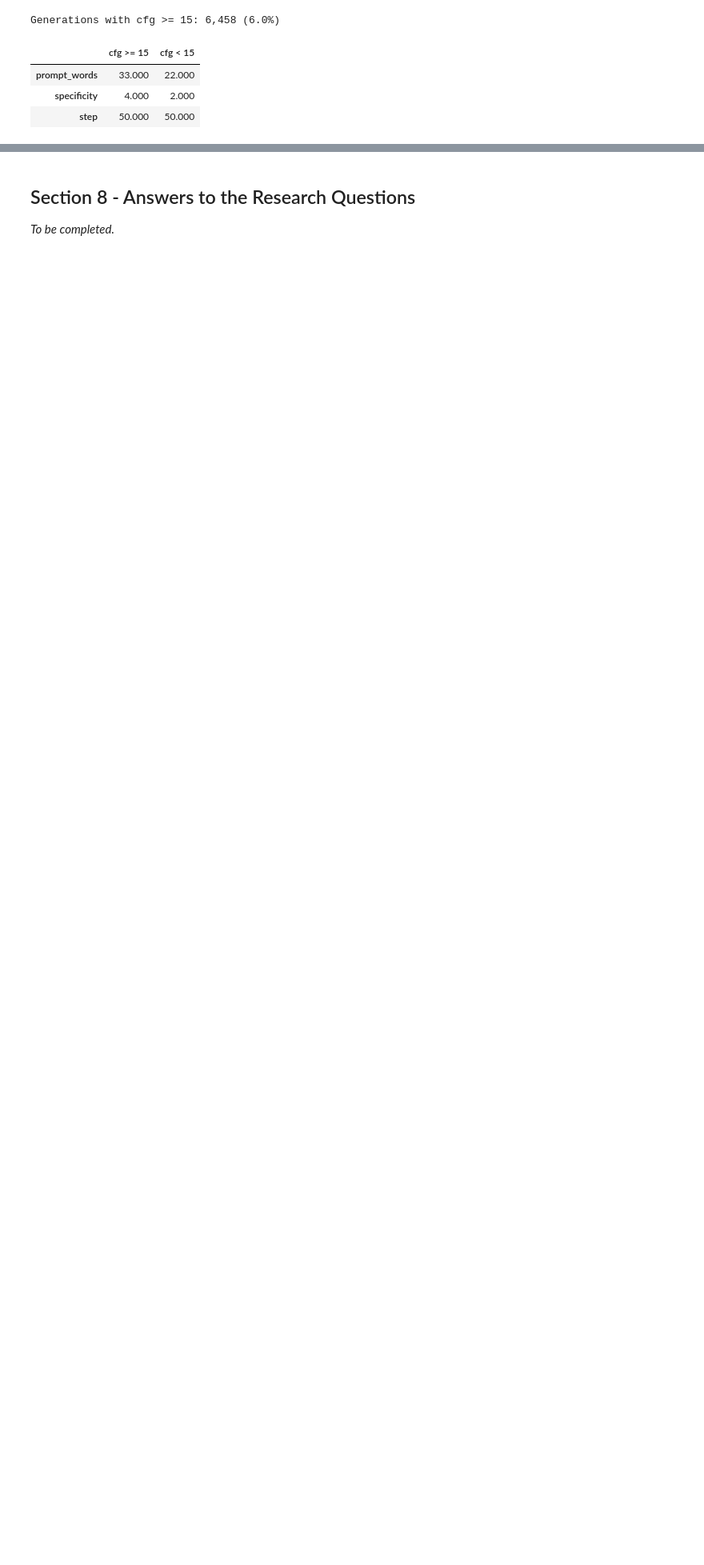
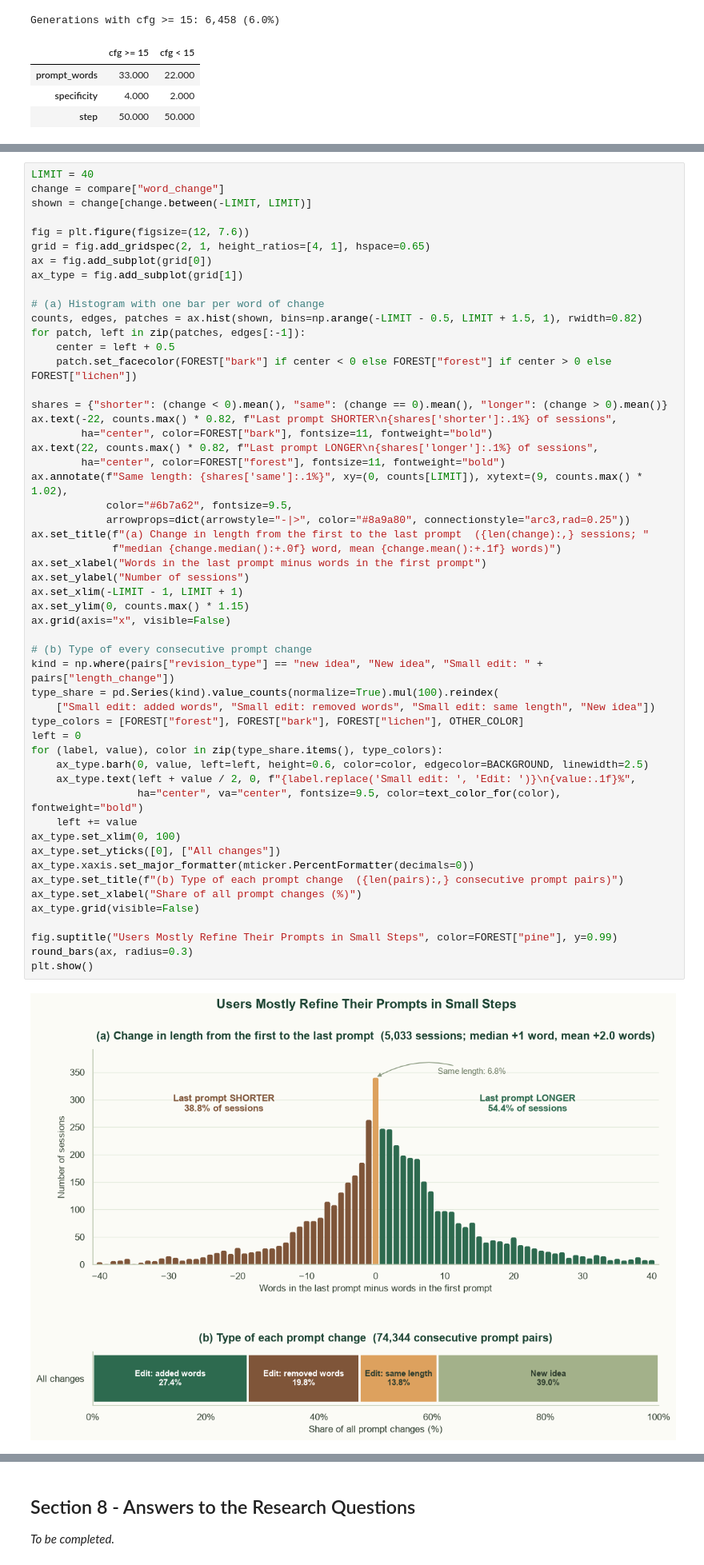
Before and after one commit to iremdmrc/DiffusionDB_Prompt_Analysis, a Jupyter notebook: DiffusionDB_Prompt_Analysis.ipynb, the cells around one changed output, grey strips where cells are left out. Shown at 80% size. Cells and saved outputs as stored; diff of their text form; blank space fills up the shorter version.

```diff
--- a/DiffusionDB_Prompt_Analysis.ipynb
+++ b/DiffusionDB_Prompt_Analysis.ipynb
@@ -1423,0 +1625,55 @@ _To be completed._
+# %%
+LIMIT = 40
+change = compare["word_change"]
+shown = change[change.between(-LIMIT, LIMIT)]
+
+fig = plt.figure(figsize=(12, 7.6))
+grid = fig.add_gridspec(2, 1, height_ratios=[4, 1], hspace=0.65)
+ax = fig.add_subplot(grid[0])
+ax_type = fig.add_subplot(grid[1])
+
+# (a) Histogram with one bar per word of change
+counts, edges, patches = ax.hist(shown, bins=np.arange(-LIMIT - 0.5, LIMIT + 1.5, 1), rwidth=0.82)
+for patch, left in zip(patches, edges[:-1]):
+    center = left + 0.5
+    patch.set_facecolor(FOREST["bark"] if center < 0 else FOREST["forest"] if center > 0 else FOREST["lichen"])
+
+shares = {"shorter": (change < 0).mean(), "same": (change == 0).mean(), "longer": (change > 0).mean()}
+ax.text(-22, counts.max() * 0.82, f"Last prompt SHORTER\n{shares['shorter']:.1%} of sessions",
+        ha="center", color=FOREST["bark"], fontsize=11, fontweight="bold")
+ax.text(22, counts.max() * 0.82, f"Last prompt LONGER\n{shares['longer']:.1%} of sessions",
+        ha="center", color=FOREST["forest"], fontsize=11, fontweight="bold")
+ax.annotate(f"Same length: {shares['same']:.1%}", xy=(0, counts[LIMIT]), xytext=(9, counts.max() * 1.02),
+            color="#6b7a62", fontsize=9.5,
+            arrowprops=dict(arrowstyle="-|>", color="#8a9a80", connectionstyle="arc3,rad=0.25"))
+ax.set_title(f"(a) Change in length from the first to the last prompt  ({len(change):,} sessions; "
+             f"median {change.median():+.0f} word, mean {change.mean():+.1f} words)")
+ax.set_xlabel("Words in the last prompt minus words in the first prompt")
+ax.set_ylabel("Number of sessions")
+ax.set_xlim(-LIMIT - 1, LIMIT + 1)
+ax.set_ylim(0, counts.max() * 1.15)
+ax.grid(axis="x", visible=False)
+
+# (b) Type of every consecutive prompt change
+kind = np.where(pairs["revision_type"] == "new idea", "New idea", "Small edit: " + pairs["length_change"])
+type_share = pd.Series(kind).value_counts(normalize=True).mul(100).reindex(
+    ["Small edit: added words", "Small edit: removed words", "Small edit: same length", "New idea"])
+type_colors = [FOREST["forest"], FOREST["bark"], FOREST["lichen"], OTHER_COLOR]
+left = 0
+for (label, value), color in zip(type_share.items(), type_colors):
+    ax_type.barh(0, value, left=left, height=0.6, color=color, edgecolor=BACKGROUND, linewidth=2.5)
+    ax_type.text(left + value / 2, 0, f"{label.replace('Small edit: ', 'Edit: ')}\n{value:.1f}%",
+                 ha="center", va="center", fontsize=9.5, color=text_color_for(color), fontweight="bold")
+    left += value
+ax_type.set_xlim(0, 100)
+ax_type.set_yticks([0], ["All changes"])
+ax_type.xaxis.set_major_formatter(mticker.PercentFormatter(decimals=0))
+ax_type.set_title(f"(b) Type of each prompt change  ({len(pairs):,} consecutive prompt pairs)")
+ax_type.set_xlabel("Share of all prompt changes (%)")
+ax_type.grid(visible=False)
+
+fig.suptitle("Users Mostly Refine Their Prompts in Small Steps", color=FOREST["pine"], y=0.99)
+round_bars(ax, radius=0.3)
+plt.show()
+# %% [output]
+[figure, added]
```
Also changed, not shown: parts of 41 cells of this notebook, 1 other file.
